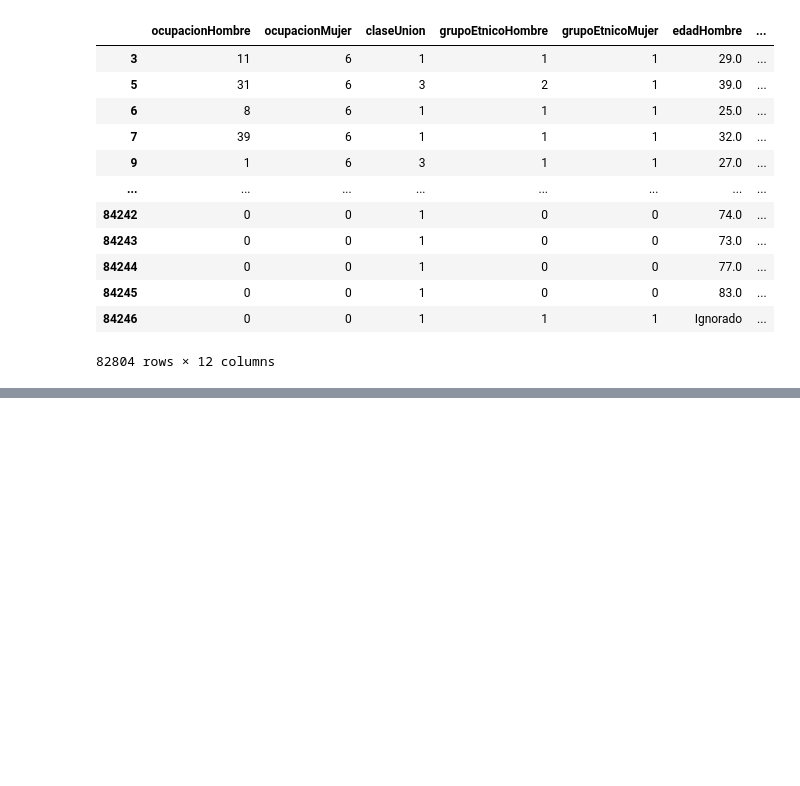
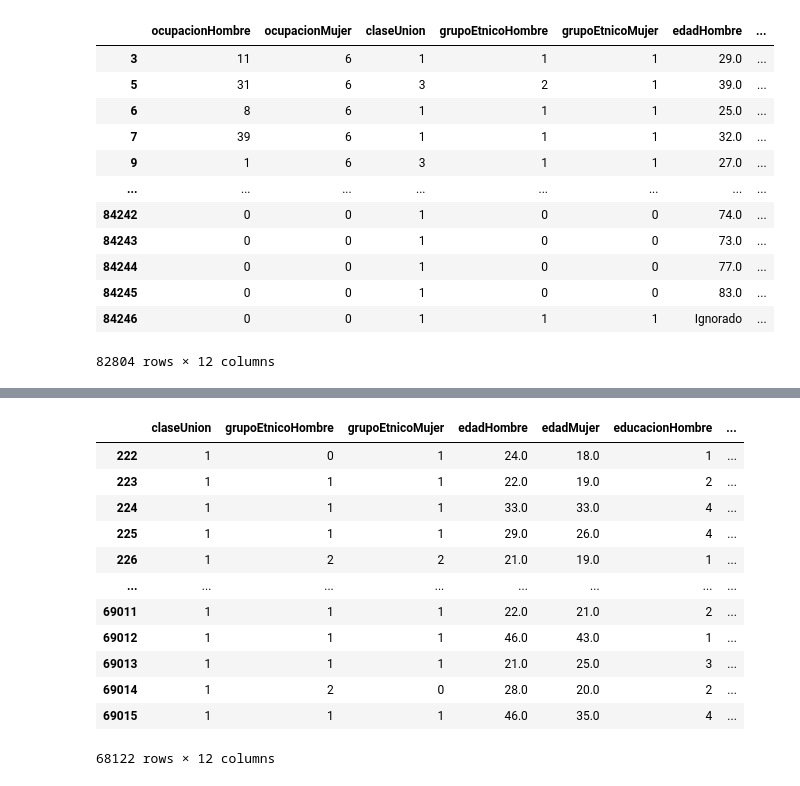
Before and after one commit to MGonza20/Proyecto1_MD, a Jupyter notebook: proyecto_final.ipynb, the cells around one changed output, grey strips where cells are left out. Drawn from its saved outputs; the diff is of its cells as text; code cells hidden in the pictures; blank space fills up the shorter version.

```diff
--- a/proyecto_final.ipynb
+++ b/proyecto_final.ipynb
@@ -413,33 +457,53 @@ data_2016['edadHombre'] = data_2016['EDADHOM']
 columns_use_2016.append('edadHombre')
 
 # Edad de la mujer
 data_2016['edadMujer'] = data_2016['EDADMUJ']
 columns_use_2016.append('edadMujer')
 
 educacion_tipos_2016 = {'Ninguno': 1, 'Primaria': 2, 'Básico': 3, 'Diversificado': 4, 'Universitario': 5, 'Postgrado': 6}
 data_2016['educacionHombre'] = data_2016['ESCHOM'].apply(lambda x: educacion_tipos_2016.get(x, 0))
 data_2016['educacionMujer'] = data_2016['ESCMUJ'].apply(lambda x: educacion_tipos_2016.get(x, 0))
 columns_use_2016.extend(['educacionHombre', 'educacionMujer'])
 
 # Oficio del hombre
 data_2016['ocupacionHombre'] = data_2016['CIUOHOM'].apply(lambda x: mas_ocupaciones.get(x, 0))
 columns_use_2016.append('ocupacionHombre')
 
 # Oficio de la mujer
 data_2016['ocupacionMujer'] = data_2016['CIUOMUJ'].apply(lambda x: ocupacion_tipos_basico.get(x, 0))
 columns_use_2016.append('ocupacionMujer')
 
 # Departamento de ocurrencia de matrimonio
 data_2016['departamentoOcurrencia'] = data_2016['DEPREG'].apply(lambda x: departamentos_2011_2019.get(x, 0))
 columns_use_2016.append('departamentoOcurrencia')
 
 # Mes de ocurrencia de matrimonio
 data_2016['mesOcurrencia'] = data_2016['MESREG'].apply(lambda x: meses_ocurrencia.get(x, 0))
 columns_use_2016.append('mesOcurrencia')
 
 # Año de registro de matrimonio
 data_2016['anioRegistro'] = data_2016['AÑOREG']
 columns_use_2016.append('anioRegistro')
+
+# data final - 2016
+columns_not_used_2016 = [x for x in data_2016.columns if x not in columns_use_2016]
+data_2016_final = data_2016.drop(columns_not_used_2016, axis=1)
+
+data_2016_final
+# %% [output]
+|  | claseUnion | grupoEtnicoHombre | grupoEtnicoMujer | edadHombre | edadMujer | educacionHombre | ... |
+| 222 | 1 | 0 | 1 | 24.0 | 18.0 | 1 | ... |
+| 223 | 1 | 1 | 1 | 22.0 | 19.0 | 2 | ... |
+| 224 | 1 | 1 | 1 | 33.0 | 33.0 | 4 | ... |
+| 225 | 1 | 1 | 1 | 29.0 | 26.0 | 4 | ... |
+| 226 | 1 | 2 | 2 | 21.0 | 19.0 | 1 | ... |
+| ... | ... | ... | ... | ... | ... | ... | ... |
+| 69011 | 1 | 1 | 1 | 22.0 | 21.0 | 2 | ... |
+| 69012 | 1 | 1 | 1 | 46.0 | 43.0 | 1 | ... |
+| 69013 | 1 | 1 | 1 | 21.0 | 25.0 | 3 | ... |
+| 69014 | 1 | 2 | 0 | 28.0 | 20.0 | 2 | ... |
+| 69015 | 1 | 1 | 1 | 46.0 | 35.0 | 4 | ... |
+68122 rows × 12 columns
 # %%
 # Limpieza data - 2017
 
```
Also changed, not shown: parts of 10 cells of this notebook.
